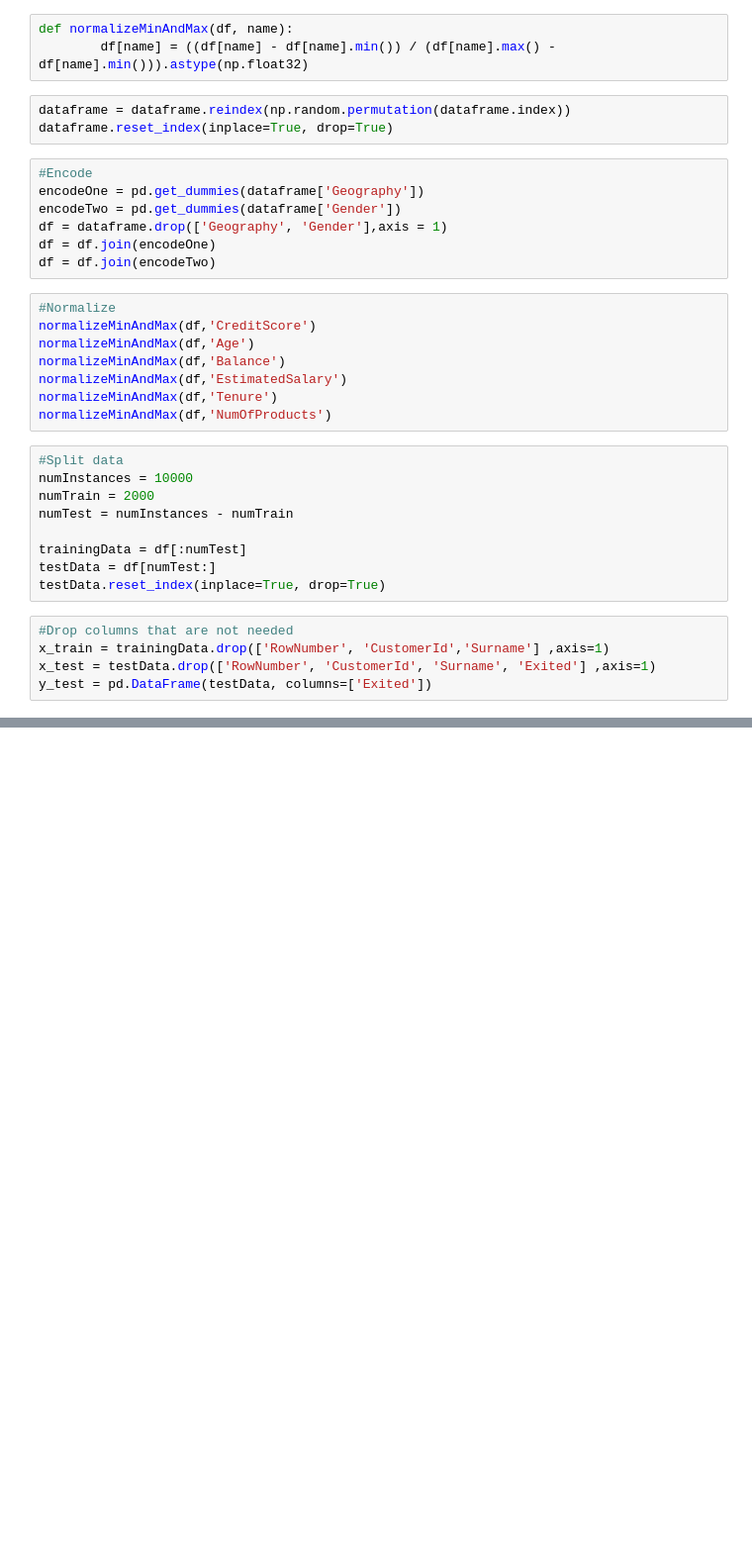
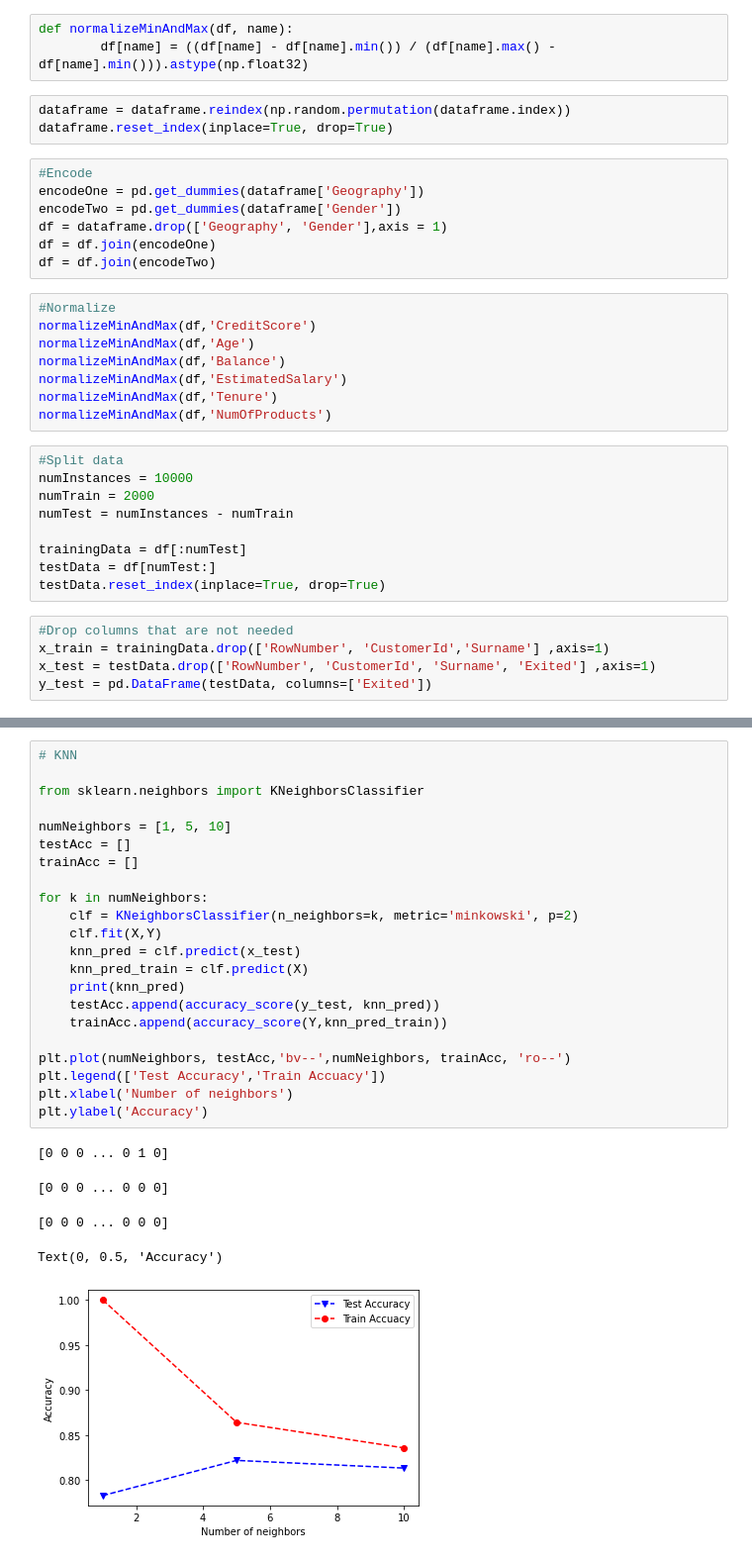
Before and after one commit to LightningDrop/datacleaning, a Jupyter notebook: Project3Part2.ipynb, the cells around one changed output, grey strips where cells are left out. Shown: that part at 99% size. Saved outputs shown, nothing was run; the diff lists cells and outputs as text; blank space fills up the shorter version.

```diff
--- a/Project3Part2.ipynb
+++ b/Project3Part2.ipynb
@@ -105,0 +106,28 @@ Accuracy on test data is 0.82
+# %%
+# KNN
+
+from sklearn.neighbors import KNeighborsClassifier
+
+numNeighbors = [1, 5, 10]
+testAcc = []
+trainAcc = []
+
+for k in numNeighbors:
+    clf = KNeighborsClassifier(n_neighbors=k, metric='minkowski', p=2)
+    clf.fit(X,Y)
+    knn_pred = clf.predict(x_test)
+    knn_pred_train = clf.predict(X)
+    print(knn_pred)
+    testAcc.append(accuracy_score(y_test, knn_pred))
+    trainAcc.append(accuracy_score(Y,knn_pred_train))
+
+plt.plot(numNeighbors, testAcc,'bv--',numNeighbors, trainAcc, 'ro--')
+plt.legend(['Test Accuracy','Train Accuacy'])
+plt.xlabel('Number of neighbors')
+plt.ylabel('Accuracy')
+# %% [output]
+[0 0 0 ... 0 1 0]
+[0 0 0 ... 0 0 0]
+[0 0 0 ... 0 0 0]
+Text(0, 0.5, 'Accuracy')
+[figure, added]
```
Also changed, not shown: parts of 2 cells of this notebook, 1 other file.
